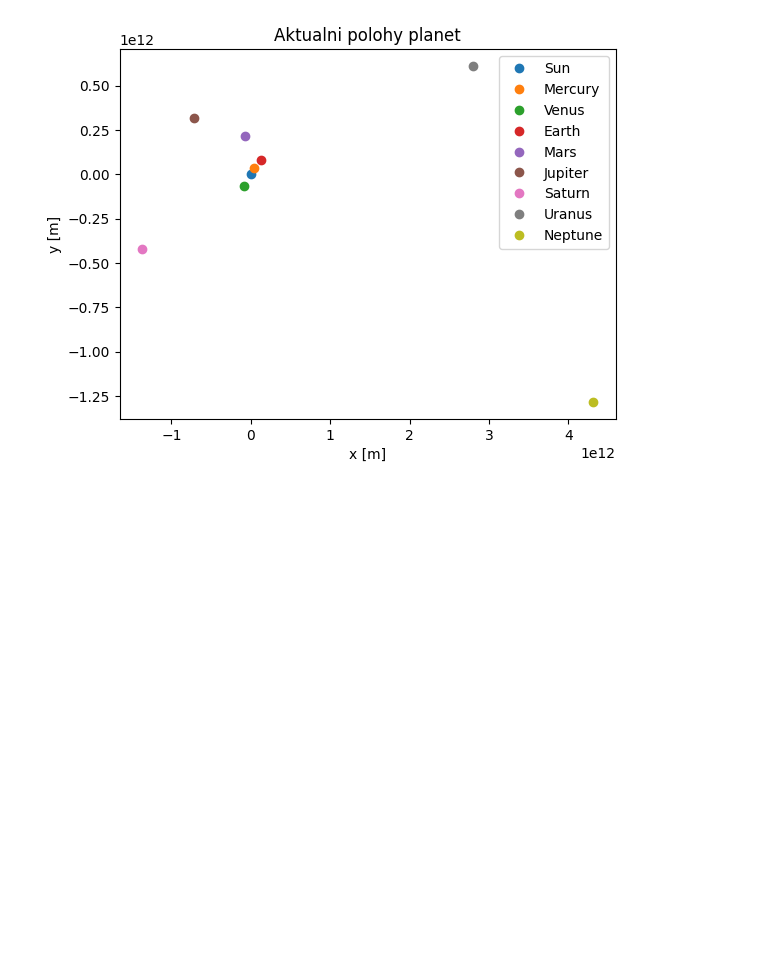
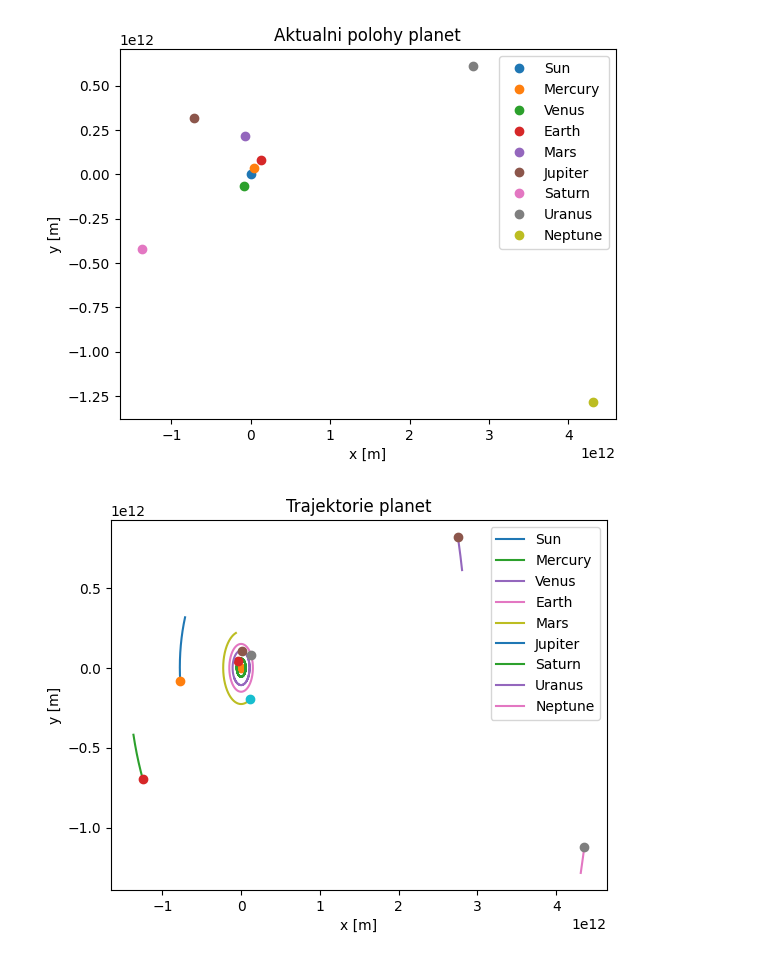
Before and after one commit to SVE0176/vvp_planety, a Jupyter notebook: examples.ipynb, the cells around one changed output. Cells and saved outputs as stored; diff of their text form; code cells hidden in the pictures; blank space fills up the shorter version.

Commit message:
Dokonceni simulace: trajektorie, docstringy, README

```diff
--- a/examples.ipynb
+++ b/examples.ipynb
@@ -25,3 +25,11 @@ proved_krok(planety, 3600)  # 1 hodina
 vykresleni_poloh(planety)
 # %% [output]
 [figure]
+# %%
+from planety import simulace, vykresli_trajektorie
+
+planety = nacti_planety("data/planets.json")
+historie = simulace(planety, dt=3600, kroky=365*24)  # 1 rok po hodinach
+vykresli_trajektorie(historie)
+# %% [output]
+[figure, added]
```
Also changed, not shown: parts of 5 cells of this notebook, 3 other files.
